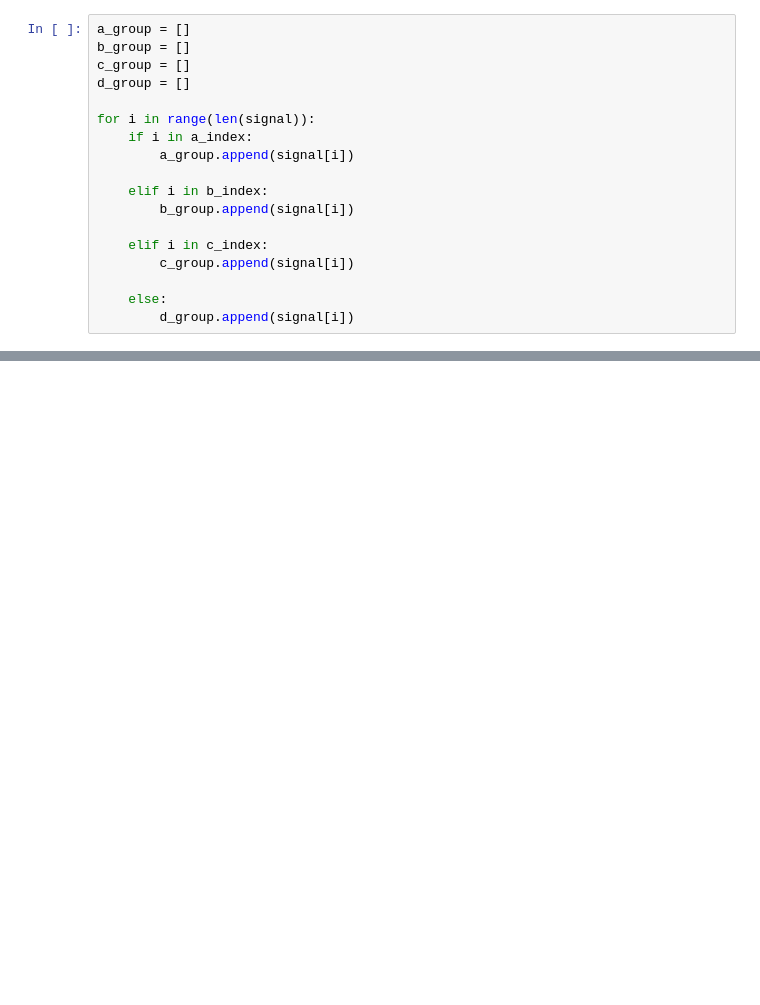
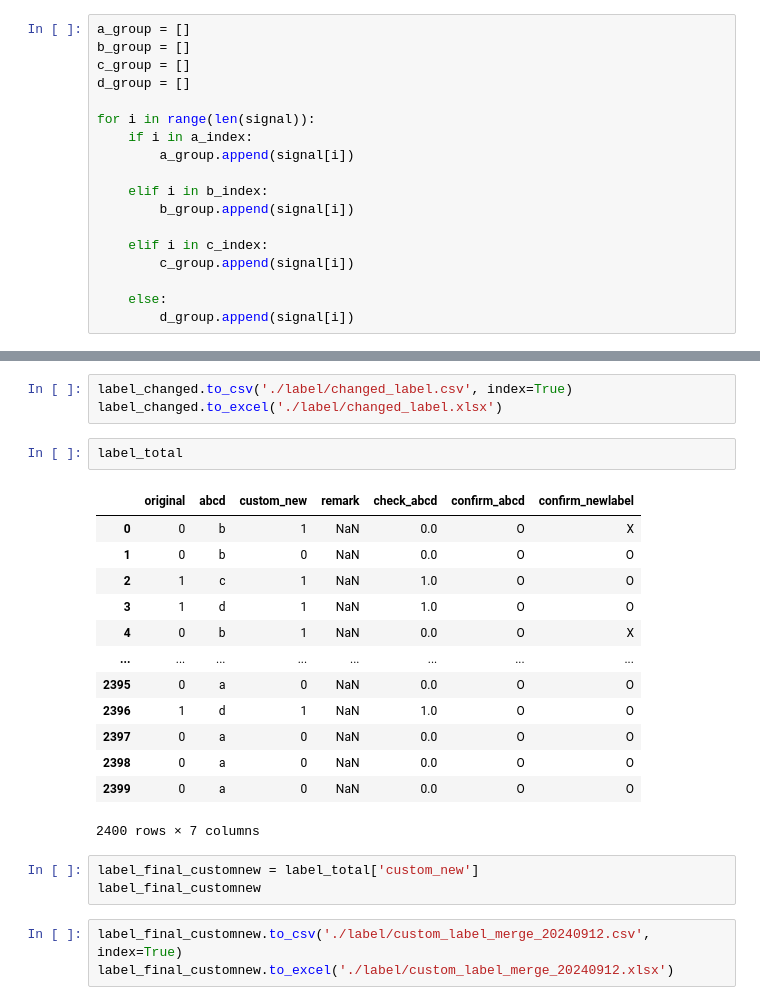
Before and after one commit to LEEHM97/Artifact-Detection-In-ECG, a Jupyter notebook: EDA/check_custom_label.ipynb, the cells around one changed output, grey strips where cells are left out. Drawn from its saved outputs; the diff is of its cells as text; blank space fills up the shorter version.

```diff
--- a/EDA/check_custom_label.ipynb
+++ b/EDA/check_custom_label.ipynb
@@ -111,0 +478,25 @@ interactive(children=(IntSlider(value=0, description='index', max=728), Output()
+# %%
+label_changed.to_csv('./label/changed_label.csv', index=True)
+label_changed.to_excel('./label/changed_label.xlsx')
+# %%
+label_total
+# %% [output]
+|  | original | abcd | custom_new | remark | check_abcd | confirm_abcd | confirm_newlabel |
+| 0 | 0 | b | 1 | NaN | 0.0 | O | X |
+| 1 | 0 | b | 0 | NaN | 0.0 | O | O |
+| 2 | 1 | c | 1 | NaN | 1.0 | O | O |
+| 3 | 1 | d | 1 | NaN | 1.0 | O | O |
+| 4 | 0 | b | 1 | NaN | 0.0 | O | X |
+| ... | ... | ... | ... | ... | ... | ... | ... |
+| 2395 | 0 | a | 0 | NaN | 0.0 | O | O |
+| 2396 | 1 | d | 1 | NaN | 1.0 | O | O |
+| 2397 | 0 | a | 0 | NaN | 0.0 | O | O |
+| 2398 | 0 | a | 0 | NaN | 0.0 | O | O |
+| 2399 | 0 | a | 0 | NaN | 0.0 | O | O |
+2400 rows × 7 columns
+# %%
+label_final_customnew = label_total['custom_new']
+label_final_customnew
+# %%
+label_final_customnew.to_csv('./label/custom_label_merge_20240912.csv', index=True)
+label_final_customnew.to_excel('./label/custom_label_merge_20240912.xlsx')
```
Also changed, not shown: parts of 35 cells of this notebook.
